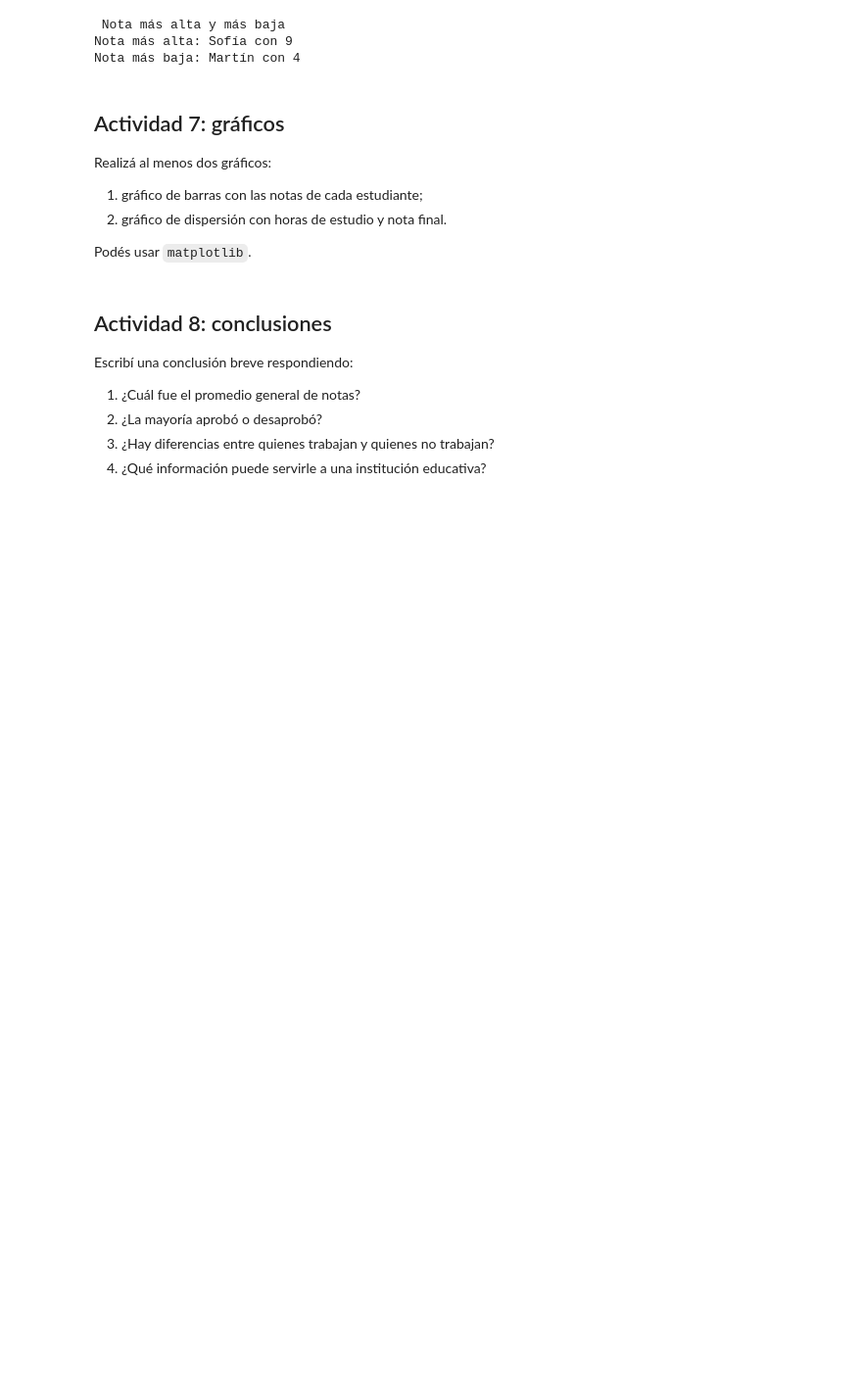
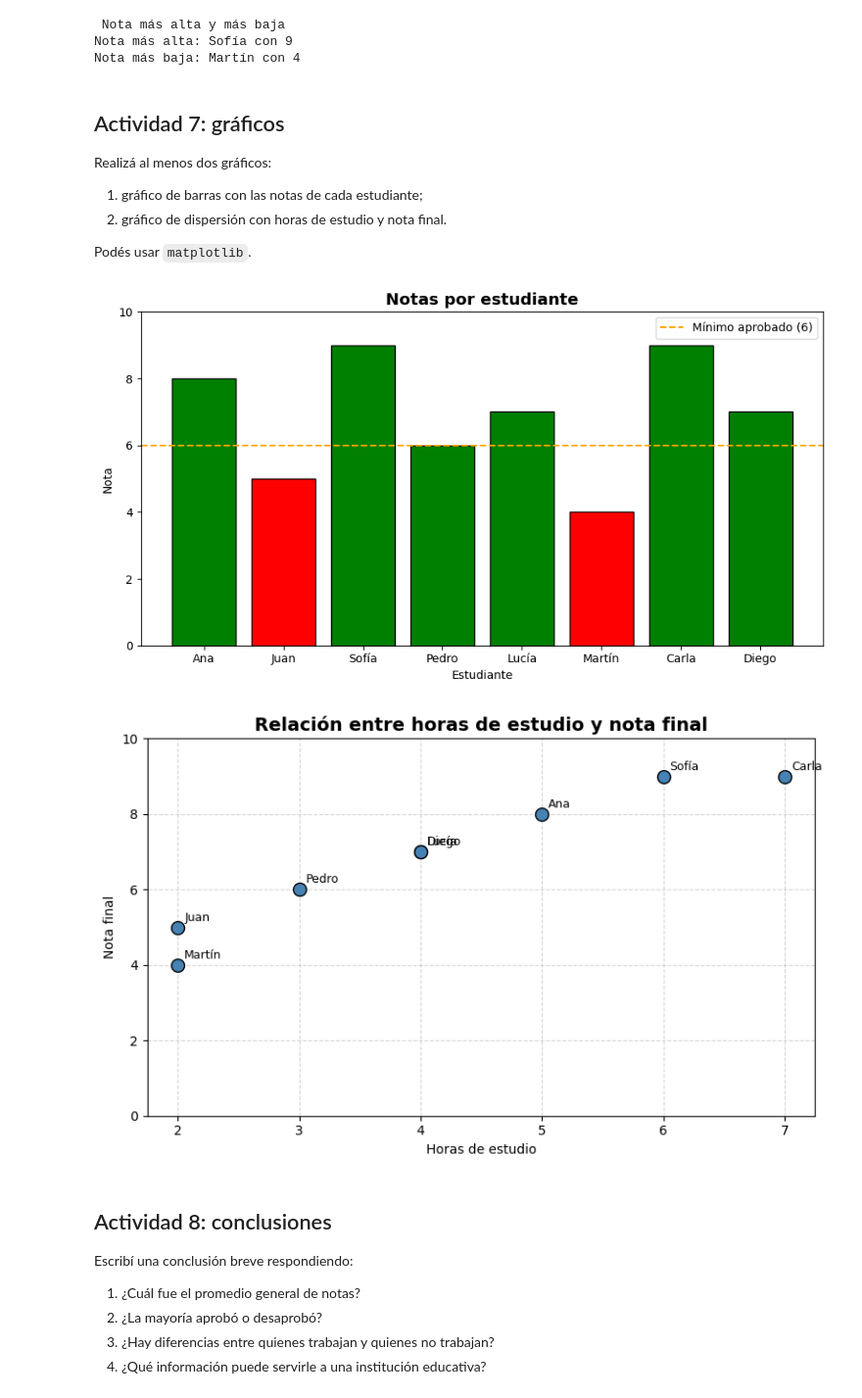
Before and after one commit to martinavmarquesz/trabajo_final_IAPOD26, a Jupyter notebook: TP_Integrador_Simple_Consignas_Completo_Final1.ipynb, the cells around one changed output. Shown at 98% size. Saved outputs shown, nothing was run; the diff lists cells and outputs as text; code cells hidden in the pictures; blank space fills up the shorter version.

```diff
--- a/TP_Integrador_Simple_Consignas_Completo_Final1.ipynb
+++ b/TP_Integrador_Simple_Consignas_Completo_Final1.ipynb
@@ -209,6 +209,42 @@ Realizá al menos dos gráficos:
 2. gráfico de dispersión con horas de estudio y nota final.
 
 Podés usar `matplotlib`.
+# %%
+
+import matplotlib.pyplot as plt
+
+fig, ax = plt.subplots(figsize=(9, 5))
+
+colores = ["green" if nota >= 6 else "red" for nota in df["nota"]]
+ax.bar(df["nombre"], df["nota"], color=colores, edgecolor="black")
+
+ax.axhline(y=6, color="orange", linestyle="--", linewidth=1.5, label="Mínimo aprobado (6)")
+ax.set_title("Notas por estudiante", fontsize=14, fontweight="bold")
+ax.set_xlabel("Estudiante")
+ax.set_ylabel("Nota")
+ax.set_ylim(0, 10)
+ax.legend()
+plt.tight_layout()
+plt.show()
+
+fig, ax = plt.subplots(figsize=(8, 5))
+
+ax.scatter(df["horas_estudio"], df["nota"], color="steelblue", s=100, edgecolors="black", zorder=3)
+
+for _, fila in df.iterrows():
+    ax.annotate(fila["nombre"], (fila["horas_estudio"], fila["nota"]),
+                textcoords="offset points", xytext=(5, 5), fontsize=9)
+
+ax.set_title("Relación entre horas de estudio y nota final", fontsize=14, fontweight="bold")
+ax.set_xlabel("Horas de estudio")
+ax.set_ylabel("Nota final")
+ax.set_ylim(0, 10)
+ax.grid(True, linestyle="--", alpha=0.5)
+plt.tight_layout()
+plt.show()
+# %% [output]
+[figure, added]
+[figure, added]
 # %% [markdown]
 ## Actividad 8: conclusiones
 
```
Also changed, not shown: parts of 2 cells of this notebook.
